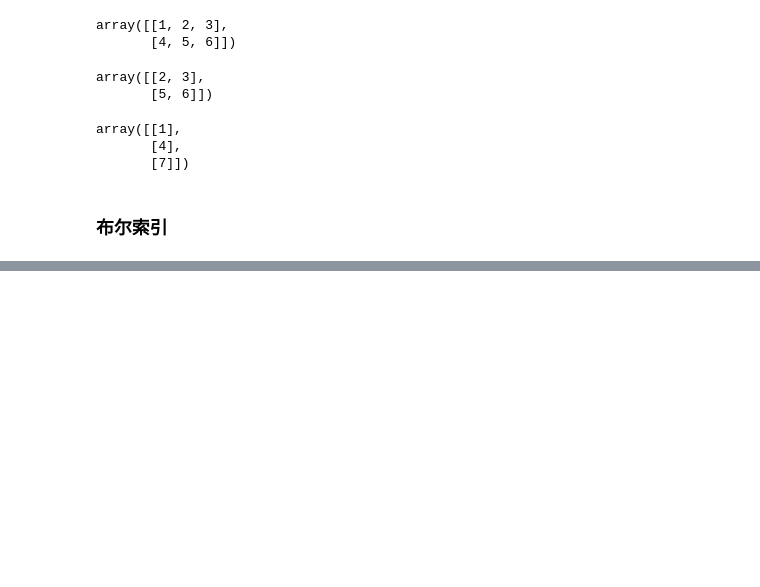
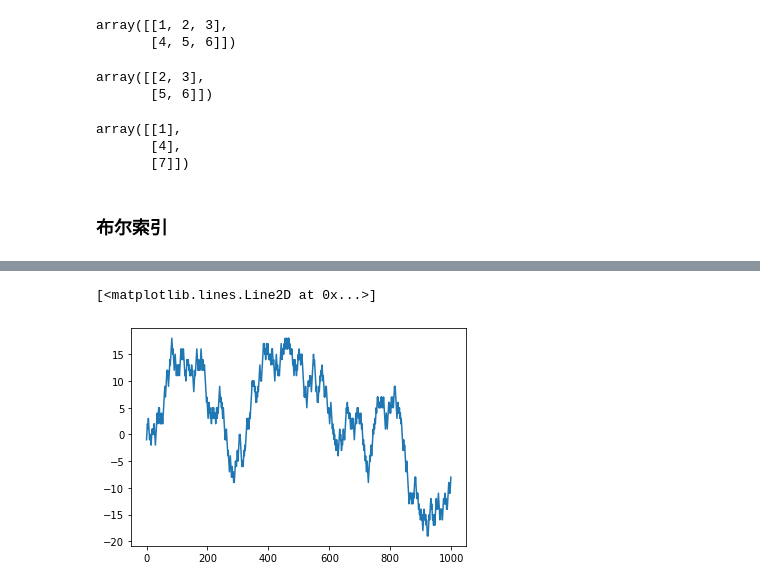
Before and after one commit to xiaojie25/Python-of-Data-Analysis, a Jupyter notebook: NunPy基础：数组与向量化计算/NumPy基础：数据与向量化计算.ipynb, the cells around one changed output, grey strips where cells are left out. Saved outputs shown, nothing was run; the diff lists cells and outputs as text; code cells hidden in the pictures; blank space fills up the shorter version.

```diff
--- a/NunPy基础：数组与向量化计算/NumPy基础：数据与向量化计算.ipynb
+++ b/NunPy基础：数组与向量化计算/NumPy基础：数据与向量化计算.ipynb
@@ -291,0 +736,11 @@ array([[1],
+# %%
+nsteps = 1000
+draws = np.random.randint(0, 2, size=nsteps)
+# %%
+steps = np.where(draws>0, 1, -1)
+walk = steps.cumsum()
+# %%
+plt.plot(walk[:])
+# %% [output]
+[<matplotlib.lines.Line2D at 0x...>]
+[figure, added]
```
Also changed, not shown: parts of 103 cells of this notebook.
